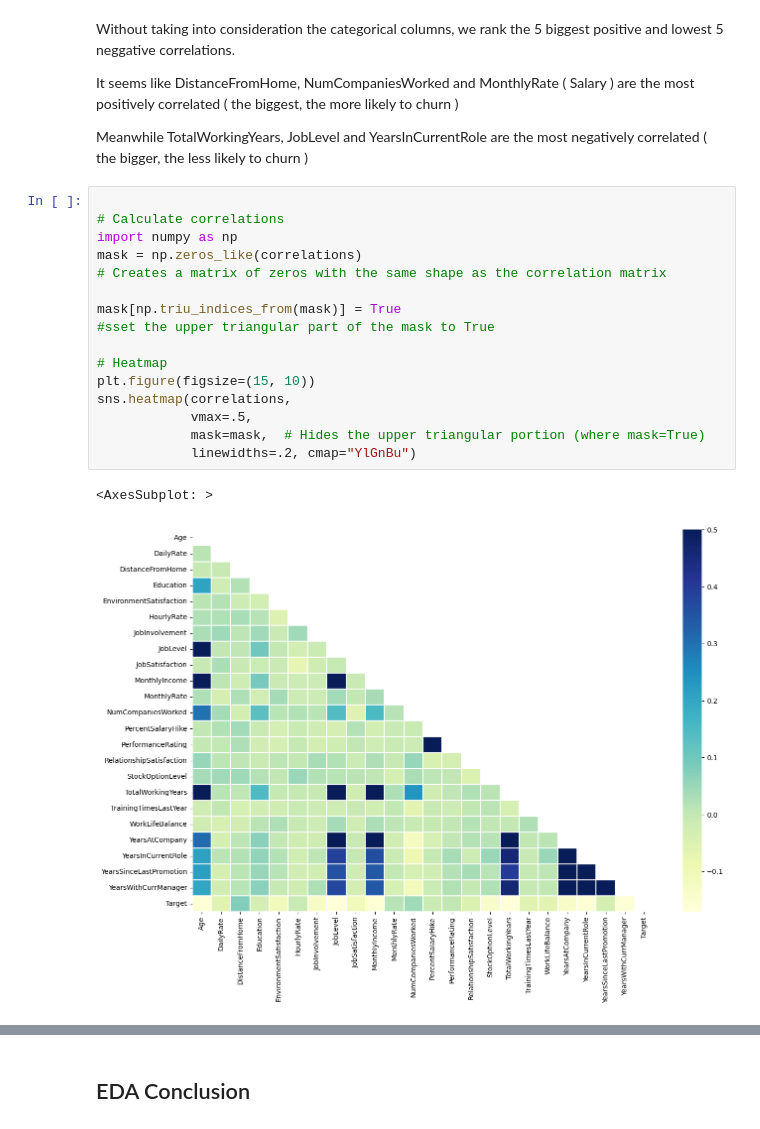
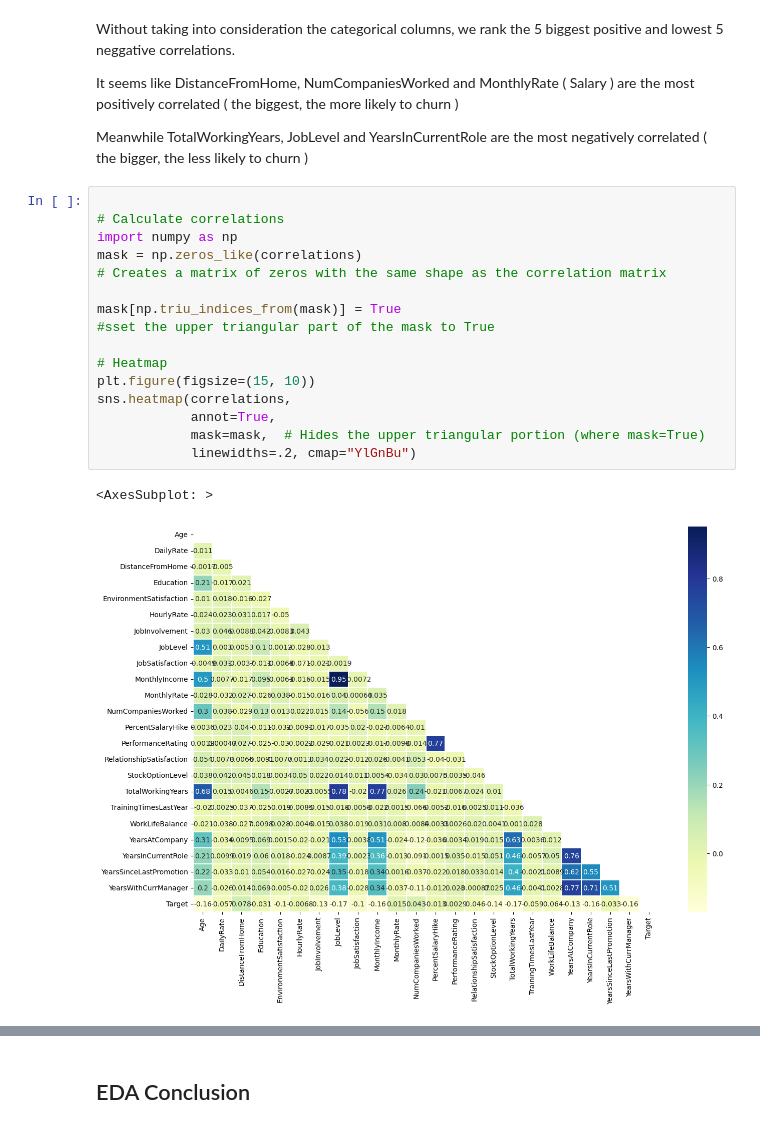
Before and after one commit to ZakariaElKazdam/Attrition-detection, a Jupyter notebook: attrition_detection.ipynb, the cells around one changed output, grey strips where cells are left out. Cells and saved outputs as stored; diff of their text form.

```diff
--- a/attrition_detection.ipynb
+++ b/attrition_detection.ipynb
@@ -575,19 +575,19 @@ Meanwhile TotalWorkingYears, JobLevel and YearsInCurrentRole are the most negati
 # %%
 
 # Calculate correlations
 import numpy as np
 mask = np.zeros_like(correlations)
 # Creates a matrix of zeros with the same shape as the correlation matrix
 
 mask[np.triu_indices_from(mask)] = True
 #sset the upper triangular part of the mask to True
 
 # Heatmap
 plt.figure(figsize=(15, 10))
 sns.heatmap(correlations,
-            vmax=.5,
+            annot=True,
             mask=mask,  # Hides the upper triangular portion (where mask=True)
             linewidths=.2, cmap="YlGnBu")
 # %% [output]
 <AxesSubplot: >
-[figure, old version]
+[figure, new version]
```
Also changed, not shown: parts of 30 cells of this notebook.
